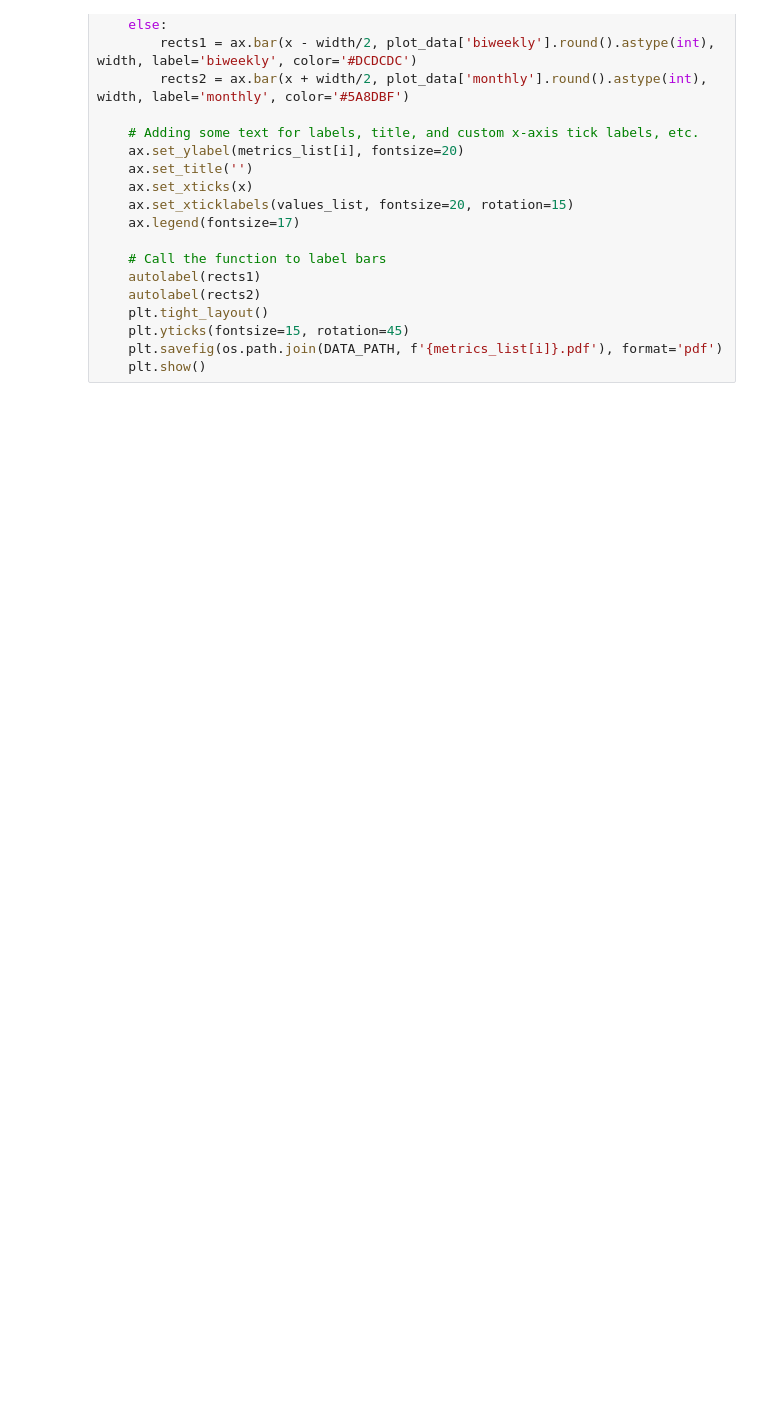
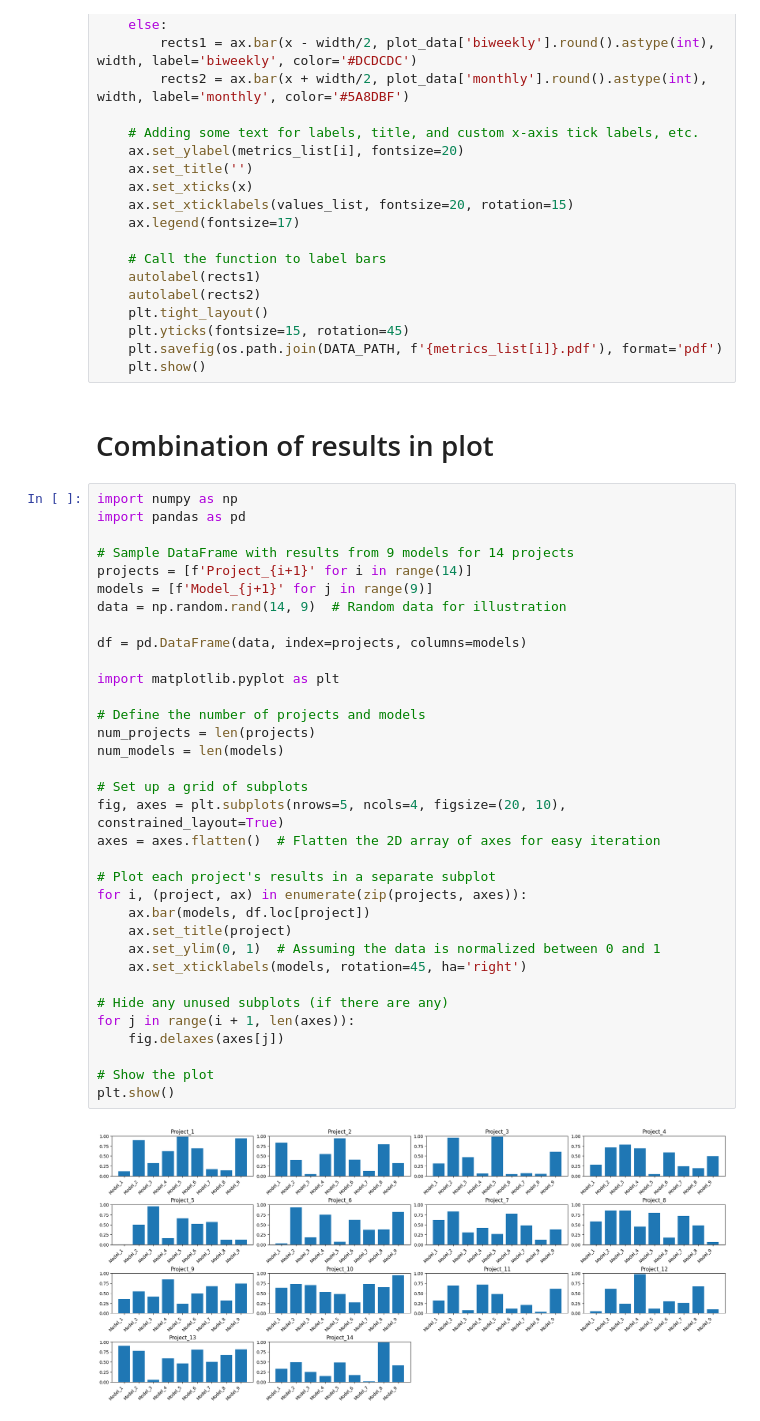
Before and after one commit to robredomikel/arimax_ts, a Jupyter notebook: codes/draft.ipynb, the cells around one changed output. Saved outputs shown, nothing was run; the diff lists cells and outputs as text; blank space fills up the shorter version.

```diff
--- a/codes/draft.ipynb
+++ b/codes/draft.ipynb
@@ -1077,3 +1063,41 @@ for i in range(len(metrics_list)):
     plt.yticks(fontsize=15, rotation=45)
     plt.savefig(os.path.join(DATA_PATH, f'{metrics_list[i]}.pdf'), format='pdf')
     plt.show()
+# %% [markdown]
+# Combination of results in plot
+# %%
+import numpy as np
+import pandas as pd
+
+# Sample DataFrame with results from 9 models for 14 projects
+projects = [f'Project_{i+1}' for i in range(14)]
+models = [f'Model_{j+1}' for j in range(9)]
+data = np.random.rand(14, 9)  # Random data for illustration
+
+df = pd.DataFrame(data, index=projects, columns=models)
+
+import matplotlib.pyplot as plt
+
+# Define the number of projects and models
+num_projects = len(projects)
+num_models = len(models)
+
+# Set up a grid of subplots
+fig, axes = plt.subplots(nrows=5, ncols=4, figsize=(20, 10), constrained_layout=True)
+axes = axes.flatten()  # Flatten the 2D array of axes for easy iteration
+
+# Plot each project's results in a separate subplot
+for i, (project, ax) in enumerate(zip(projects, axes)):
+    ax.bar(models, df.loc[project])
+    ax.set_title(project)
+    ax.set_ylim(0, 1)  # Assuming the data is normalized between 0 and 1
+    ax.set_xticklabels(models, rotation=45, ha='right')
+
+# Hide any unused subplots (if there are any)
+for j in range(i + 1, len(axes)):
+    fig.delaxes(axes[j])
+
+# Show the plot
+plt.show()
+# %% [output]
+[figure, added]
```
Also changed, not shown: parts of 1 cell of this notebook.
